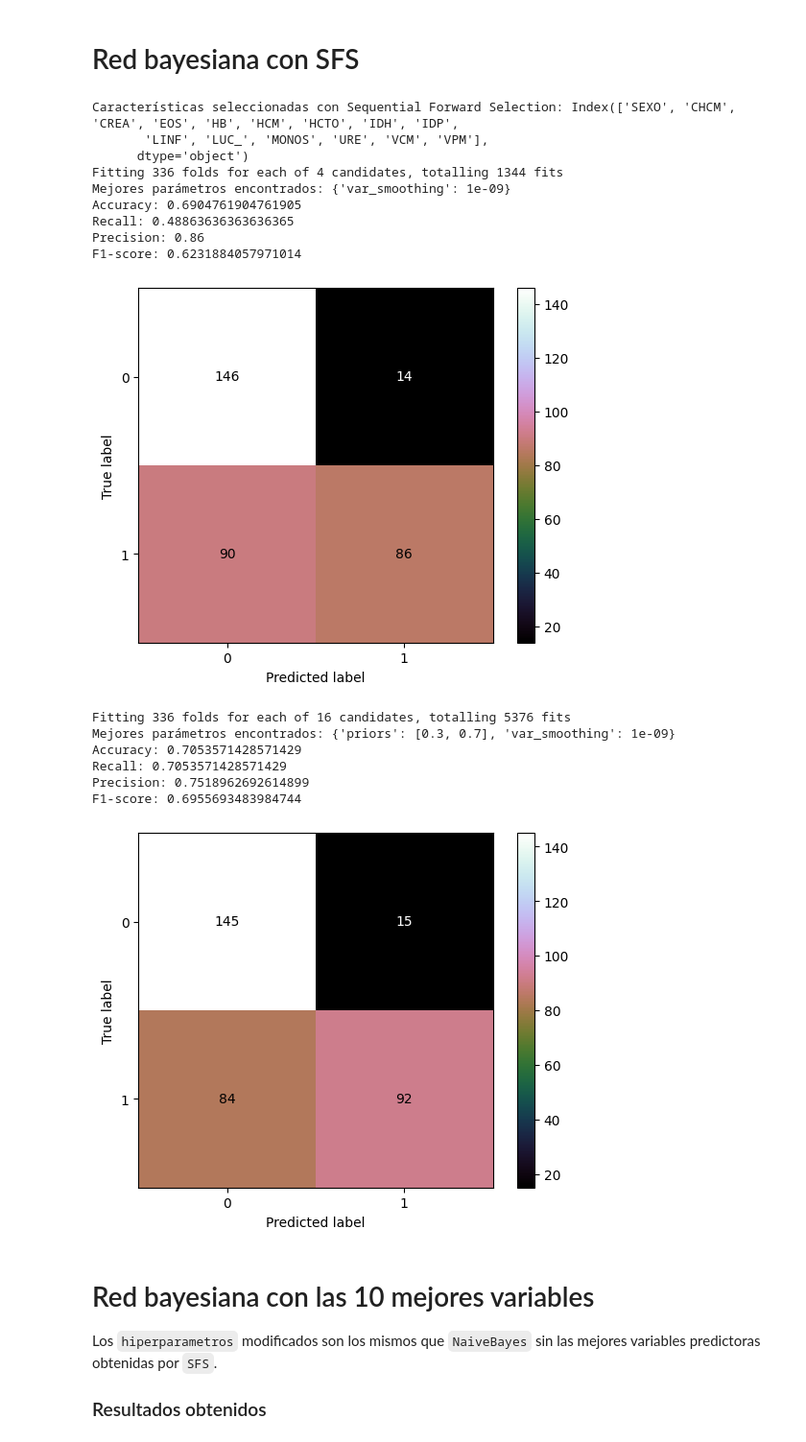
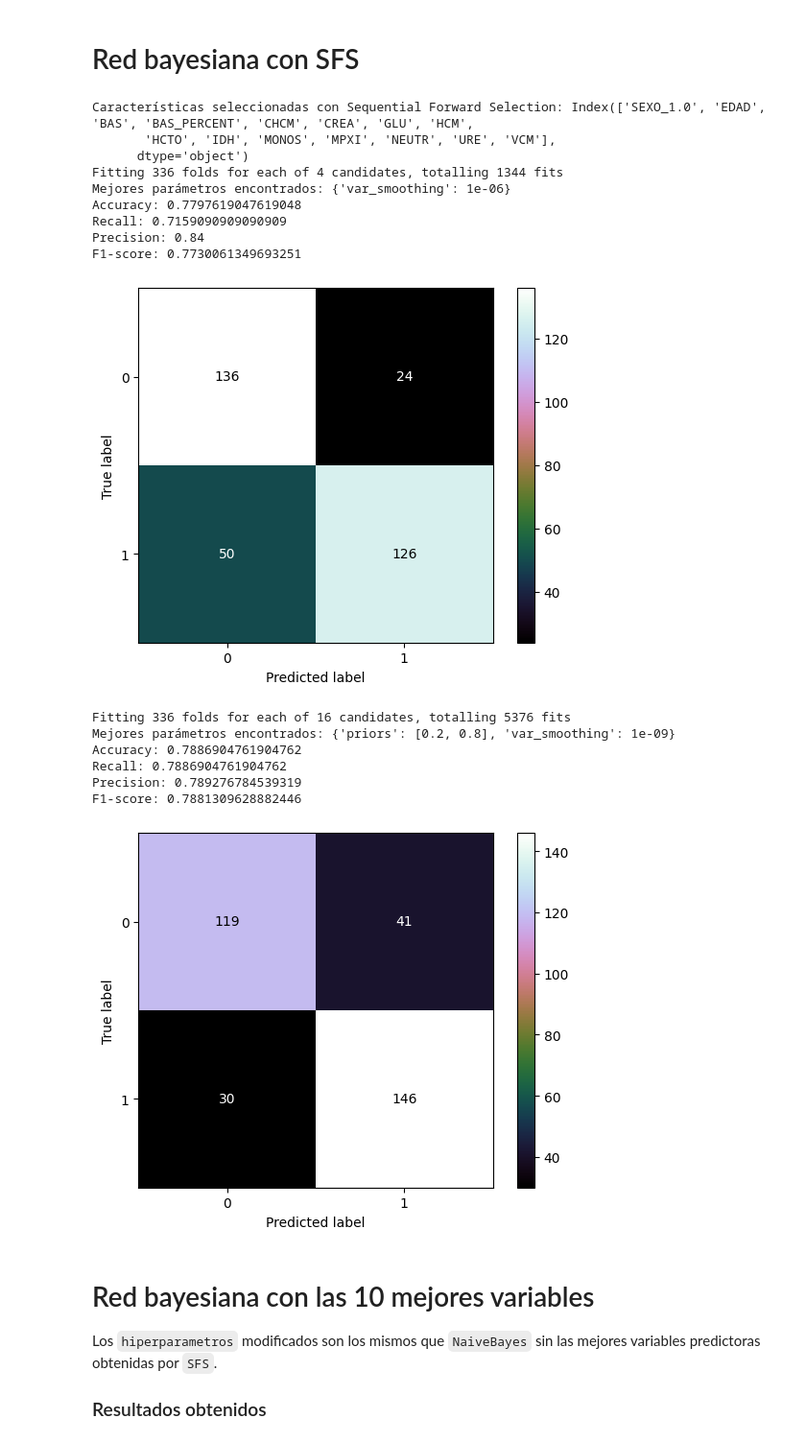
Before and after one commit to JaviDominn/TFG, a Jupyter notebook: Libreta Metodos - GS.ipynb, the cells around one changed output. Shown at 96% size. Saved outputs shown, nothing was run; the diff lists cells and outputs as text; code cells hidden in the pictures.

```diff
--- a/Libreta Metodos - GS.ipynb
+++ b/Libreta Metodos - GS.ipynb
@@ -1066,7 +1065,7 @@ precision = precision_score(actual_combined, predicted_combined, average='weight
 f_measure = f1_score(actual_combined, predicted_combined, average='weighted')
 
 # Almacenar resultados
-results['RandomForest10Mejores'][f"Best Model - n_estimators: {best_params['n_estimators']}, max_depth: {best_params['max_depth']}, average: weighted"] = {
+results['RandomForest10MejoresFI'][f"Best Model - n_estimators: {best_params['n_estimators']}, max_depth: {best_params['max_depth']}, average: weighted"] = {
     "accuracy": accuracy,
     "recall": recall,
     "precision": precision,
@@ -1101,0 +1119,5 @@ Hemos evaluado el modelo de clasificación **Naive Bayes** utilizando diferentes
+# %%
+from sklearn.pipeline import make_pipeline
+
+preprocessing = make_pipeline(encoder)
+preprocessing
@@ -1286,8 +1361,27 @@ from sklearn.feature_selection import SequentialFeatureSelector
 x = data.drop(columns=[target])  # Eliminar columna objetivo
 y = data[target]  # Columna objetivo
 
+# Fit y transformación del pipeline
+transformed_data = preprocessing.fit_transform(x)
+
+# Convertir la salida a DataFrame
+# Recuperar los nombres de las columnas del preprocesador (encoder)
+column_names = preprocessing.named_steps['columntransformer'].get_feature_names_out()
+
+# Crear un DataFrame con las columnas transformadas
+x = pd.DataFrame(transformed_data, columns=column_names)
+
+SequentialFeatureSelector
+sfs = SequentialFeatureSelector(
+    estimator=GaussianNB(),
+    n_features_to_select="auto",  # O puedes especificar un número fijo
+    direction="forward",
+    scoring="accuracy",
+)
 # Selección de características: Sequential Forward Selection (SFS)
-sfs = SequentialFeatureSelector(estimator=LinearRegression(), n_features_to_select="auto", direction="forward")
+#sfs = SequentialFeatureSelector(estimator=GaussianNB(), n_features_to_select="auto", direction="forward")
+
+
 sfs.fit(x, y)
 selected_features = x.columns[sfs.get_support()]  # Características seleccionadas
 print(f"\nCaracterísticas seleccionadas con Sequential Forward Selection: {selected_features}")
@@ -1313,6 +1407,7 @@ grid_search = GridSearchCV(
     verbose=1
 )
 
+
 # Realizamos el GridSearch
 grid_search.fit(x_sfs, y)
 
@@ -1328,7 +1423,7 @@ actual_values = {'binary': []}
 predicted_values = {'binary': []}
 
 for train_index, test_index in LeaveOneOut().split(x_sfs):
-    x_train, x_test = x.iloc[train_index], x.iloc[test_index]
+    x_train, x_test = x_sfs.iloc[train_index], x_sfs.iloc[test_index]
     y_train, y_test = y.iloc[train_index], y.iloc[test_index]
 
     # Entrenamiento y predicción
@@ -1370,20 +1465,31 @@ disp = ConfusionMatrixDisplay(confusion_matrix=cm, display_labels=best_model.cla
 disp.plot(cmap='cubehelix', values_format='d')
 plt.show()
 # %% [output]
-Características seleccionadas con Sequential Forward Selection: Index(['SEXO', 'CHCM', 'CREA', 'EOS', 'HB', 'HCM', 'HCTO', 'IDH', 'IDP',
-       'LINF', 'LUC_', 'MONOS', 'URE', 'VCM', 'VPM'],
+Características seleccionadas con Sequential Forward Selection: Index(['SEXO_1.0', 'EDAD', 'BAS', 'BAS_PERCENT', 'CHCM', 'CREA', 'GLU', 'HCM',
+       'HCTO', 'IDH', 'MONOS', 'MPXI', 'NEUTR', 'URE', 'VCM'],
       dtype='object')
 Fitting 336 folds for each of 4 candidates, totalling 1344 fits
-Mejores parámetros encontrados: {'var_smoothing': 1e-09}
-Accuracy: 0.6904761904761905
-Recall: 0.48863636363636365
-Precision: 0.86
-F1-score: 0.6231884057971014
+Mejores parámetros encontrados: {'var_smoothing': 1e-06}
+Accuracy: 0.7797619047619048
+Recall: 0.7159090909090909
+Precision: 0.84
+F1-score: 0.7730061349693251
-[figure, old version]
+[figure, new version]
 # %%
 # Definir x e y
 x = data.drop(columns=[target])  # Eliminar columna objetivo
 y = data[target]  # Columna objetivo
+
+# Fit y transformación del pipeline
+transformed_data = preprocessing.fit_transform(x)
+
+# Convertir la salida a DataFrame
+# Recuperar los nombres de las columnas del preprocesador (encoder)
+column_names = preprocessing.named_steps['columntransformer'].get_feature_names_out()
+
+# Crear un DataFrame con las columnas transformadas
+x = pd.DataFrame(transformed_data, columns=column_names)
+
 
 # Crear DataFrame con solo las características seleccionadas
 x_sfs = x[selected_features]
@@ -1406,6 +1512,7 @@ grid_search = GridSearchCV(
     verbose=1
 )
 
+
 # Realizamos el GridSearch
 grid_search.fit(x_sfs, y)
 
@@ -1420,7 +1527,7 @@ actual_values = {'weighted': []}
 predicted_values = {'weighted': []}
 
 for train_index, test_index in LeaveOneOut().split(x_sfs):
-    x_train, x_test = x.iloc[train_index], x.iloc[test_index]
+    x_train, x_test = x_sfs.iloc[train_index], x_sfs.iloc[test_index]
     y_train, y_test = y.iloc[train_index], y.iloc[test_index]
 
     # Entrenamiento y predicción
@@ -1436,39 +1543,39 @@ predicted_combined = np.array(predicted_values['weighted'])  # Valores predichos
 
 # Calcular matriz de confusión
 cm = confusion_matrix(actual_combined, predicted_combined, labels=best_model.classes_)
 
 # Calcular métricas
 accuracy = accuracy_score(actual_combined, predicted_combined)
 recall = recall_score(actual_combined, predicted_combined, average='weighted')
 precision = precision_score(actual_combined, predicted_combined, average='weighted')
 f_measure = f1_score(actual_combined, predicted_combined, average='weighted')
 
 # Almacenamos los resultados
 results['NaiveBayesSFS'][f"Best Model - var_smoothing: {best_params['var_smoothing']}, average: weighted"] = {
     "accuracy": accuracy,
     "recall": recall,
     "precision": precision,
     "f_measure": f_measure
 }
 
 # Imprimir resultados
 print(f"Accuracy: {accuracy}")
 print(f"Recall: {recall}")
 print(f"Precision: {precision}")
 print(f"F1-score: {f_measure}")
 
 # Mostrar la matriz de confusión
 disp = ConfusionMatrixDisplay(confusion_matrix=cm, display_labels=best_model.classes_)
 disp.plot(cmap='cubehelix', values_format='d')
 plt.show()
 # %% [output]
 Fitting 336 folds for each of 16 candidates, totalling 5376 fits
-Mejores parámetros encontrados: {'priors': [0.3, 0.7], 'var_smoothing': 1e-09}
-Accuracy: 0.7053571428571429
-Recall: 0.7053571428571429
-Precision: 0.7518962692614899
-F1-score: 0.6955693483984744
+Mejores parámetros encontrados: {'priors': [0.2, 0.8], 'var_smoothing': 1e-09}
+Accuracy: 0.7886904761904762
+Recall: 0.7886904761904762
+Precision: 0.789276784539319
+F1-score: 0.7881309628882446
-[figure, old version]
+[figure, new version]
 # %% [markdown]
 # Red bayesiana con las 10 mejores variables
 
```
Also changed, not shown: parts of 23 cells of this notebook.
